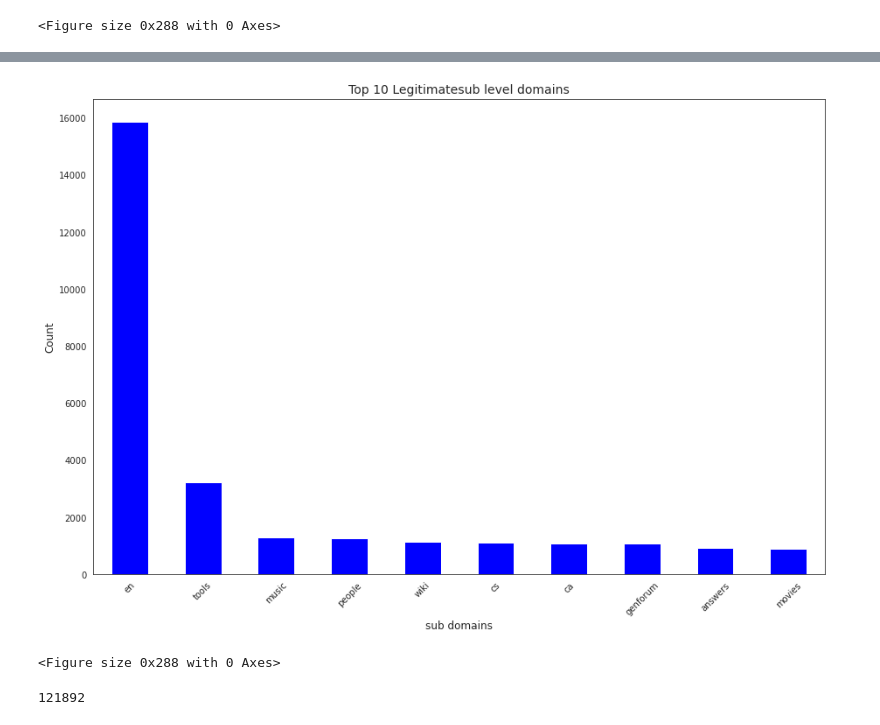
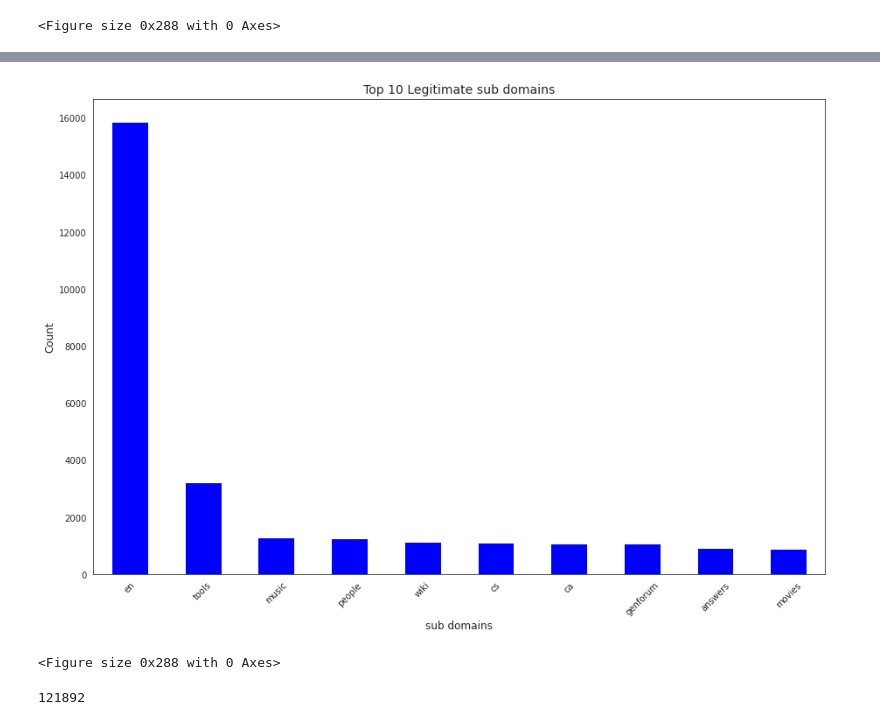
Before and after one commit to HumanClone/URL-EDA, a Jupyter notebook: EDA.ipynb, the cells around one changed output, grey strips where cells are left out. Cells and saved outputs as stored; diff of their text form; code cells hidden in the pictures.

```diff
--- a/EDA.ipynb
+++ b/EDA.ipynb
@@ -651,14 +645,14 @@ plt.show()
 # %%
 fig, ax = plt.subplots(figsize=(15, 10))
 data[data['status']==1].subdomain.value_counts()[:10].plot.bar(color='blue', ax=ax )
-plt.title('Top 10 Legitimatesub level domains',size=14)
+plt.title('Top 10 Legitimate sub domains',size=14)
 plt.xlabel('sub domains',size=12)
 plt.ylabel('Count',size=12)
 plt.xticks(rotation=45)
 plt.figure().set_figwidth(0)
 plt.show()
 # %% [output]
-[figure, old version]
+[figure, new version]
 <Figure size 0x288 with 0 Axes>
 # %%
 data.is_HTTPS.sum()
```
Also changed, not shown: parts of 23 cells of this notebook, 5 other files.
